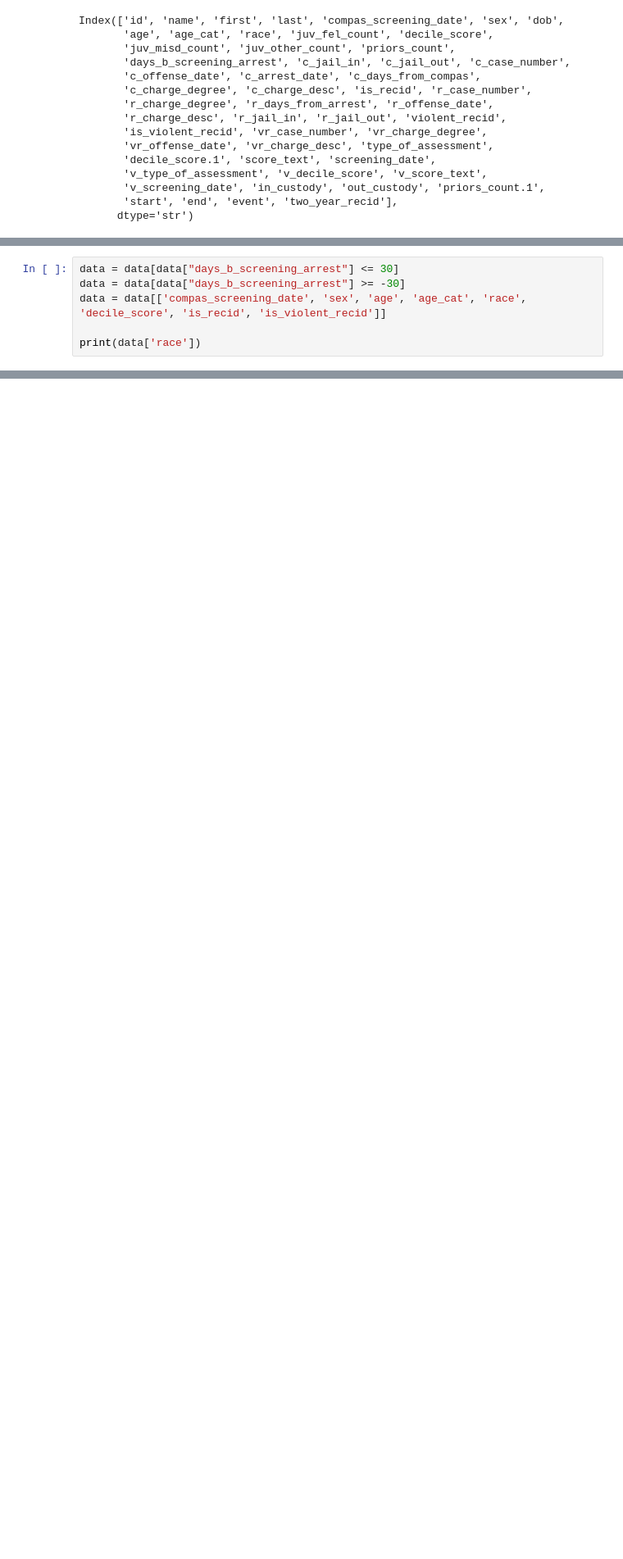
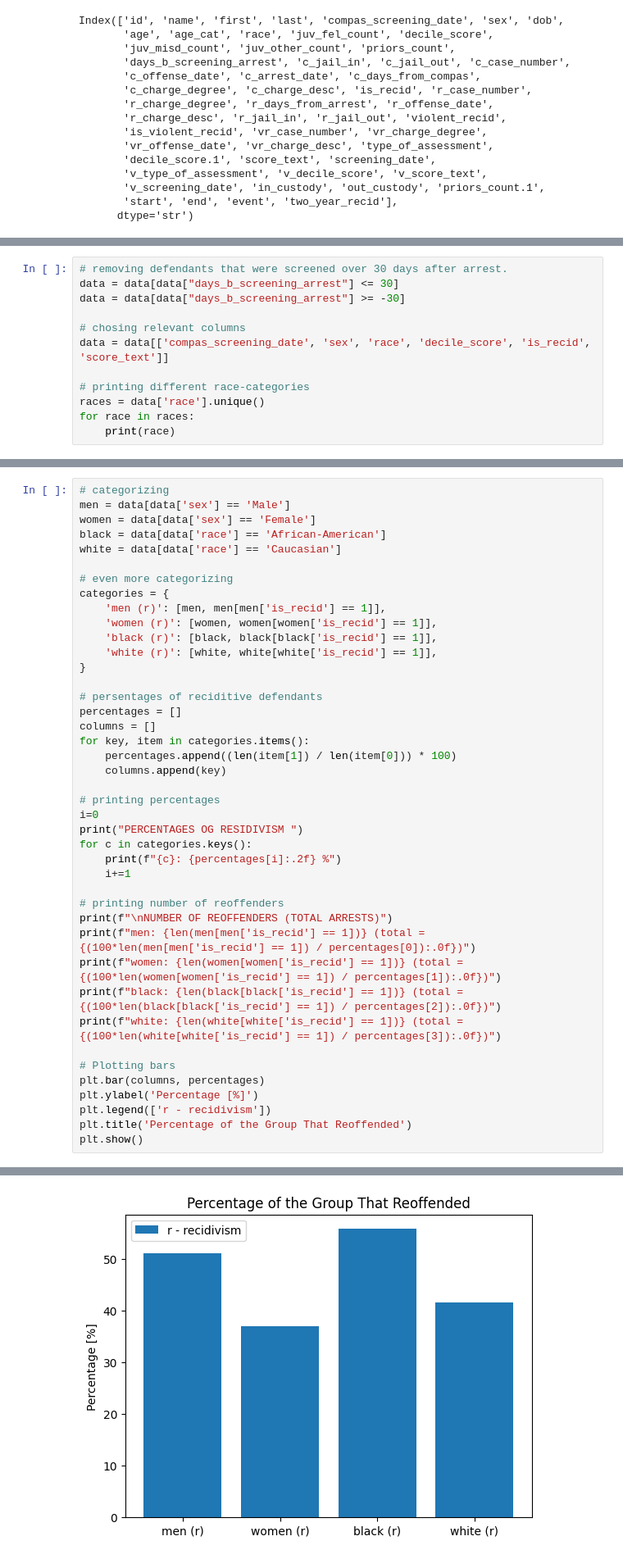
Before and after one commit to kajassandnes/HON2200_compas, a Jupyter notebook: compas.ipynb, the cells around one changed output, grey strips where cells are left out. Shown at 82% size. Saved outputs shown, nothing was run; the diff lists cells and outputs as text; blank space fills up the shorter version.

Commit message:
Plot 2 og 3

```diff
--- a/compas.ipynb
+++ b/compas.ipynb
@@ -33,7 +39,13 @@ By running the code-block above you see a list of all the categories in the data
 # %%
+# removing defendants that were screened over 30 days after arrest.
 data = data[data["days_b_screening_arrest"] <= 30]
 data = data[data["days_b_screening_arrest"] >= -30]
-data = data[['compas_screening_date', 'sex', 'age', 'age_cat', 'race', 'decile_score', 'is_recid', 'is_violent_recid']]
 
-print(data['race'])
+# chosing relevant columns
+data = data[['compas_screening_date', 'sex', 'race', 'decile_score', 'is_recid', 'score_text']]
+
+# printing different race-categories
+races = data['race'].unique()
+for race in races:
+    print(race)
 # %% [output]
@@ -106,0 +66,43 @@ commit new crimes are equal.
+# %%
+# categorizing
+men = data[data['sex'] == 'Male']
+women = data[data['sex'] == 'Female']
+black = data[data['race'] == 'African-American']
+white = data[data['race'] == 'Caucasian']
+
+# even more categorizing
+categories = {
+    'men (r)': [men, men[men['is_recid'] == 1]],
+    'women (r)': [women, women[women['is_recid'] == 1]],
+    'black (r)': [black, black[black['is_recid'] == 1]],
+    'white (r)': [white, white[white['is_recid'] == 1]],
+}
+
+# persentages of reciditive defendants
+percentages = []
+columns = []
+for key, item in categories.items():
+    percentages.append((len(item[1]) / len(item[0])) * 100)
+    columns.append(key)
+
+# printing percentages
+i=0
+print("PERCENTAGES OG RESIDIVISM ")
+for c in categories.keys():
+    print(f"{c}: {percentages[i]:.2f} %")
+    i+=1
+
+# printing number of reoffenders
+print(f"\nNUMBER OF REOFFENDERS (TOTAL ARRESTS)")
+print(f"men: {len(men[men['is_recid'] == 1])} (total = {(100*len(men[men['is_recid'] == 1]) / percentages[0]):.0f})")
+print(f"women: {len(women[women['is_recid'] == 1])} (total = {(100*len(women[women['is_recid'] == 1]) / percentages[1]):.0f})")
+print(f"black: {len(black[black['is_recid'] == 1])} (total = {(100*len(black[black['is_recid'] == 1]) / percentages[2]):.0f})")
+print(f"white: {len(white[white['is_recid'] == 1])} (total = {(100*len(white[white['is_recid'] == 1]) / percentages[3]):.0f})")
+
+# Plotting bars
+plt.bar(columns, percentages)
+plt.ylabel('Percentage [%]')
+plt.legend(['r - recidivism'])
+plt.title('Percentage of the Group That Reoffended')
+plt.show()
+# %% [output]
@@ -106,0 +120 @@ commit new crimes are equal.
+[figure, added]
```
Also changed, not shown: parts of 13 cells of this notebook.
